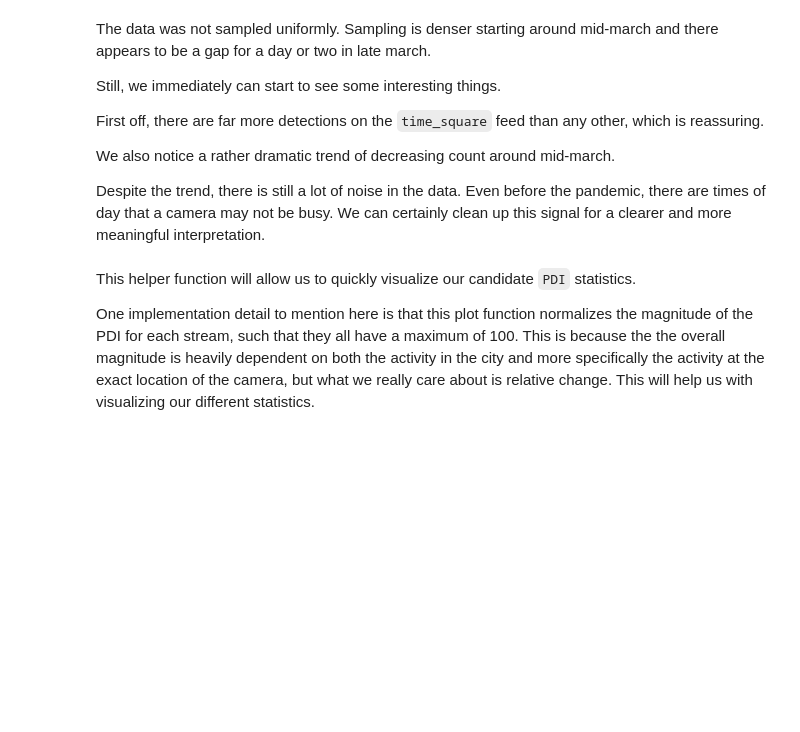
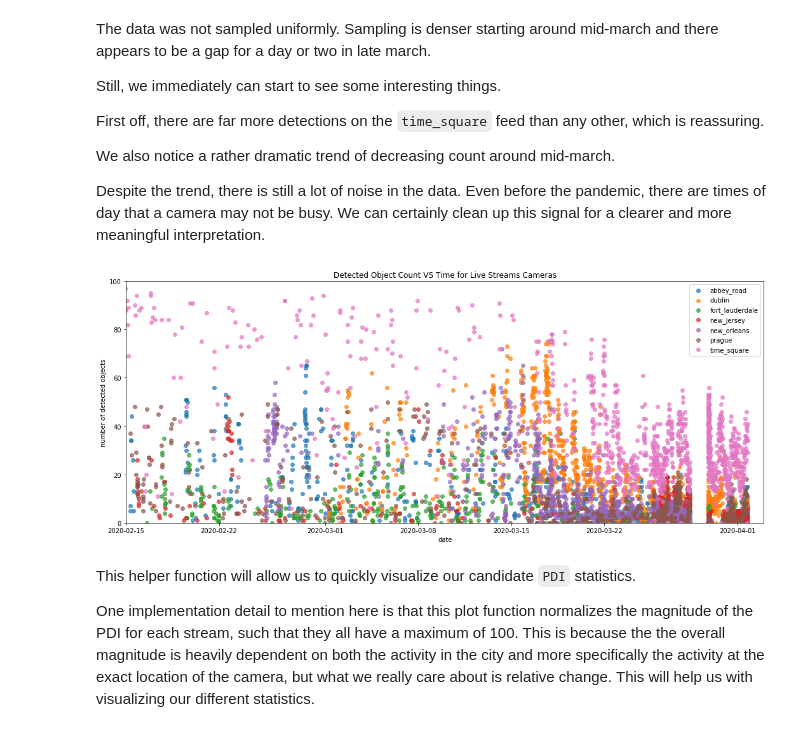
Before and after one commit to voxel51/pandemic51, a Jupyter notebook: analysis/pdi_analysis.ipynb, the cells around one changed output. Drawn from its saved outputs; the diff is of its cells as text; code cells hidden in the pictures; blank space fills up the shorter version.

```diff
--- a/analysis/pdi_analysis.ipynb
+++ b/analysis/pdi_analysis.ipynb
@@ -49,15 +64,17 @@ Despite the trend, there is still a lot of noise in the data. Even before the pa
 # %%
 plt.figure(figsize=(18, 7))
 for stream_name, d in data_dict.items():
     timestamps, counts = d["timestamp"], d["count"]
     datetimes = pd.to_datetime(timestamps, unit='s')
     plt.scatter(datetimes, counts, label=stream_name, alpha=0.7)
-plt.xlabel("data")
-plt.ylabel("object count")
-plt.xlim([pd.Timestamp('2020-02-01'), pd.Timestamp('2020-04-03')])
+plt.xlabel("date")
+plt.ylabel("number of detected objects")
+plt.xlim([pd.Timestamp('2020-02-15'), pd.Timestamp('2020-04-03')])
 plt.ylim([0, 100])
 plt.title("Detected Object Count VS Time for Live Streams Cameras")
 plt.legend();
+# %% [output]
+[figure, added]
 # %% [markdown]
 This helper function will allow us to quickly visualize our candidate `PDI` statistics.
 
```
Also changed, not shown: parts of 9 cells of this notebook, 1 other file.
